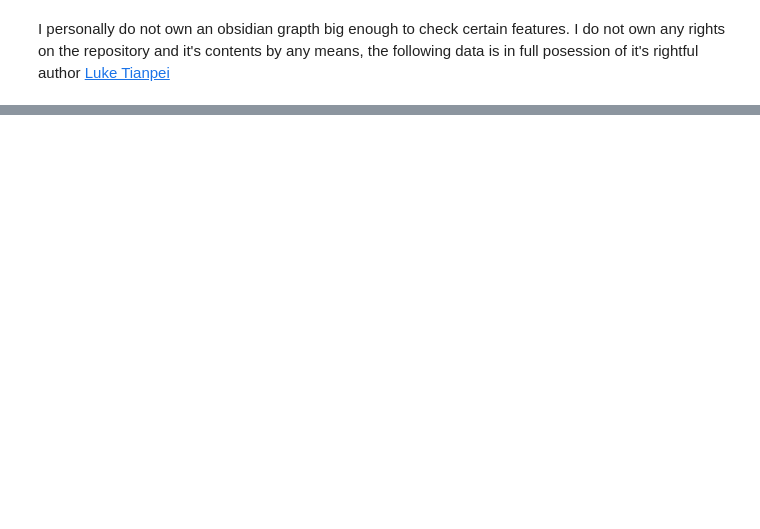
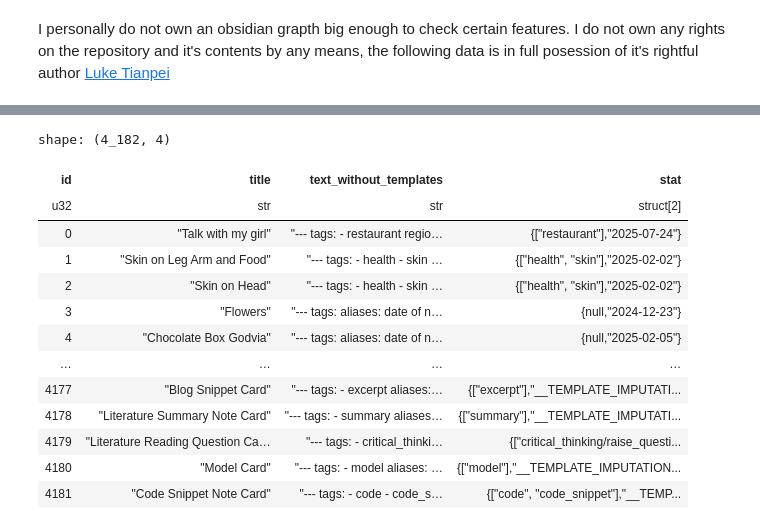
Before and after one commit to ig-kh/ObsidianLTK, a Jupyter notebook: examples/big_vault_statistics_and_features.ipynb, the cells around one changed output, grey strips where cells are left out. Cells and saved outputs as stored; diff of their text form; code cells hidden in the pictures; blank space fills up the shorter version.

```diff
--- a/examples/big_vault_statistics_and_features.ipynb
+++ b/examples/big_vault_statistics_and_features.ipynb
@@ -22,5 +23,5 @@ Updating files: 100% (6492/6492), done.
 # %%
-vault = VaultDataset("./tmp_data/SelfStudyNotes")
+vault = VaultDataset("./tmp_data/SelfStudyNotes/obsidian_notes")
 # %%
 %%time
 vault.construct()
@@ -53,12 +52,3 @@ samples = samples.with_columns(
     )
     .alias("text_without_templates")
 ).drop(pl.col("text"))
-# %%
-samples = samples.with_columns(
-    pl.col("text_without_templates")
-    .map_elements(
-        lambda x: extract_header_props(x).get("tags", []),
-        return_dtype=pl.List(str),
-    )
-    .alias("tags")
-)
@@ -72,0 +55,30 @@ tags_cnt = (
+# %%
+def extract_tags_and_date(x):
+    props = extract_header_props(x)
+    return {"tags": props.get("tags", []), "date": str(props.get("date of note", ""))}
+# %%
+samples = samples.with_columns(
+    pl.col("text_without_templates")
+    .map_elements(
+        lambda x: extract_tags_and_date(x),
+        return_dtype=pl.Struct({"tags": pl.List(str), "date": str}),
+    )
+    .alias("stat")
+)
+# %%
+samples
+# %% [output]
+shape: (4_182, 4)
+| id | title | text_without_templates | stat |
+| u32 | str | str | struct[2] |
+| 0 | "Talk with my girl" | "--- tags: - restaurant regio… | {["restaurant"],"2025-07-24"} |
+| 1 | "Skin on Leg Arm and Food" | "--- tags: - health - skin … | {["health", "skin"],"2025-02-02"} |
+| 2 | "Skin on Head" | "--- tags: - health - skin … | {["health", "skin"],"2025-02-02"} |
+| 3 | "Flowers" | "--- tags: aliases: date of n… | {null,"2024-12-23"} |
+| 4 | "Chocolate Box Godvia" | "--- tags: aliases: date of n… | {null,"2025-02-05"} |
+| … | … | … | … |
+| 4177 | "Blog Snippet Card" | "--- tags: - excerpt aliases:… | {["excerpt"],"__TEMPLATE_IMPUTATI... |
+| 4178 | "Literature Summary Note Card" | "--- tags: - summary aliases… | {["summary"],"__TEMPLATE_IMPUTATI... |
+| 4179 | "Literature Reading Question Ca… | "--- tags: - critical_thinki… | {["critical_thinking/raise_questi... |
+| 4180 | "Model Card" | "--- tags: - model aliases: … | {["model"],"__TEMPLATE_IMPUTATION... |
+| 4181 | "Code Snippet Note Card" | "--- tags: - code - code_s… | {["code", "code_snippet"],"__TEMP... |
```
Also changed, not shown: parts of 9 cells of this notebook, 2 other files.
